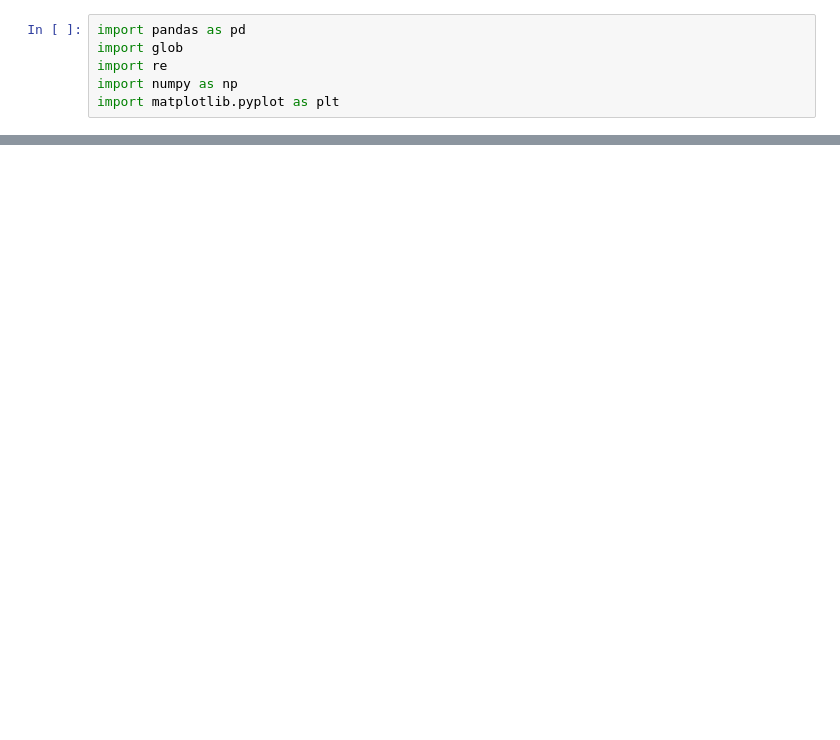
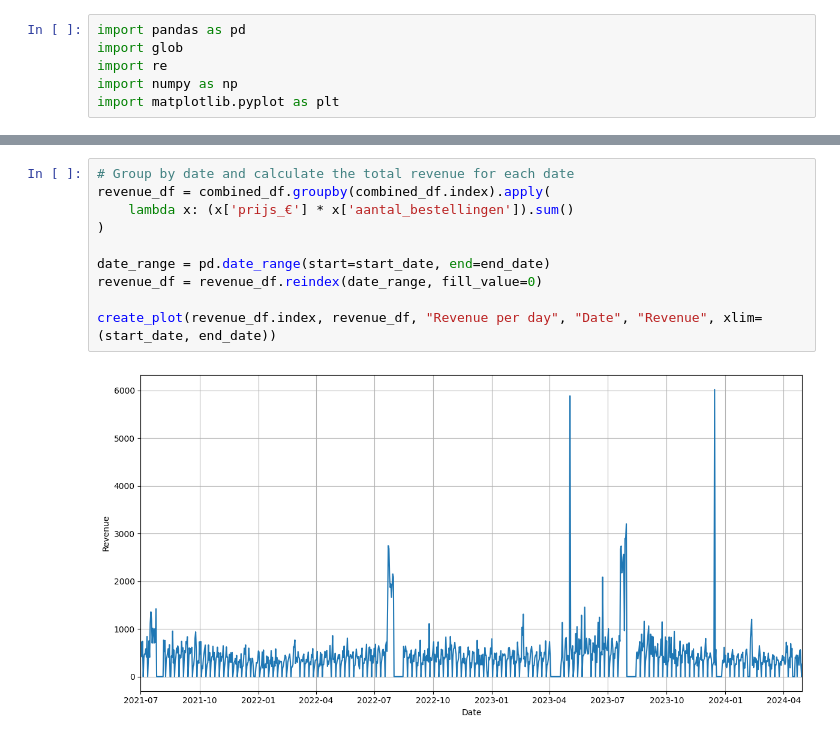
Before and after one commit to StevenLyy/S6-AI, a Jupyter notebook: data_challenge/data_challenge.ipynb, the cells around one changed output, grey strips where cells are left out. Cells and saved outputs as stored; diff of their text form; blank space fills up the shorter version.

```diff
--- a/data_challenge/data_challenge.ipynb
+++ b/data_challenge/data_challenge.ipynb
@@ -60 +93,13 @@ combined_df.set_index('date', inplace=True)
+# %%
+# Group by date and calculate the total revenue for each date
+revenue_df = combined_df.groupby(combined_df.index).apply(
+    lambda x: (x['prijs_€'] * x['aantal_bestellingen']).sum()
+)
+
+date_range = pd.date_range(start=start_date, end=end_date)
+revenue_df = revenue_df.reindex(date_range, fill_value=0)
+
+create_plot(revenue_df.index, revenue_df, "Revenue per day", "Date", "Revenue", xlim=(start_date, end_date))
+# %% [output]
+[figure, added]
 # %%
```
Also changed, not shown: parts of 10 cells of this notebook.
